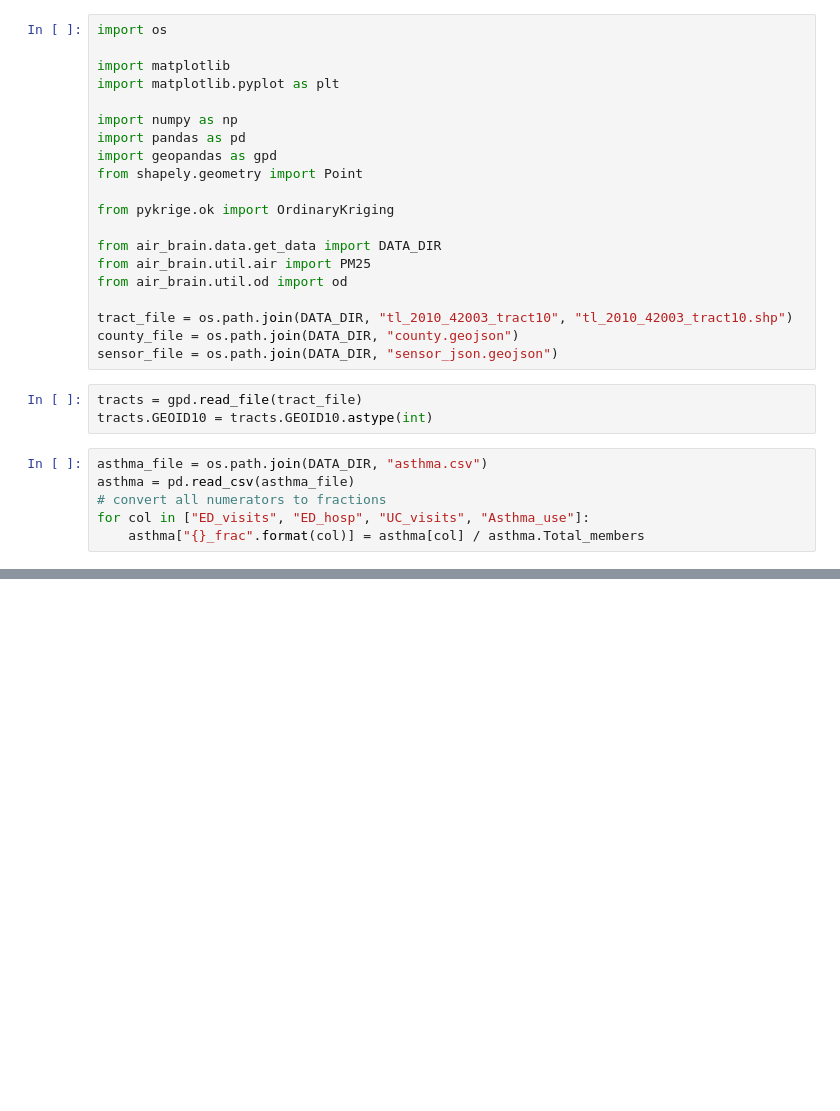
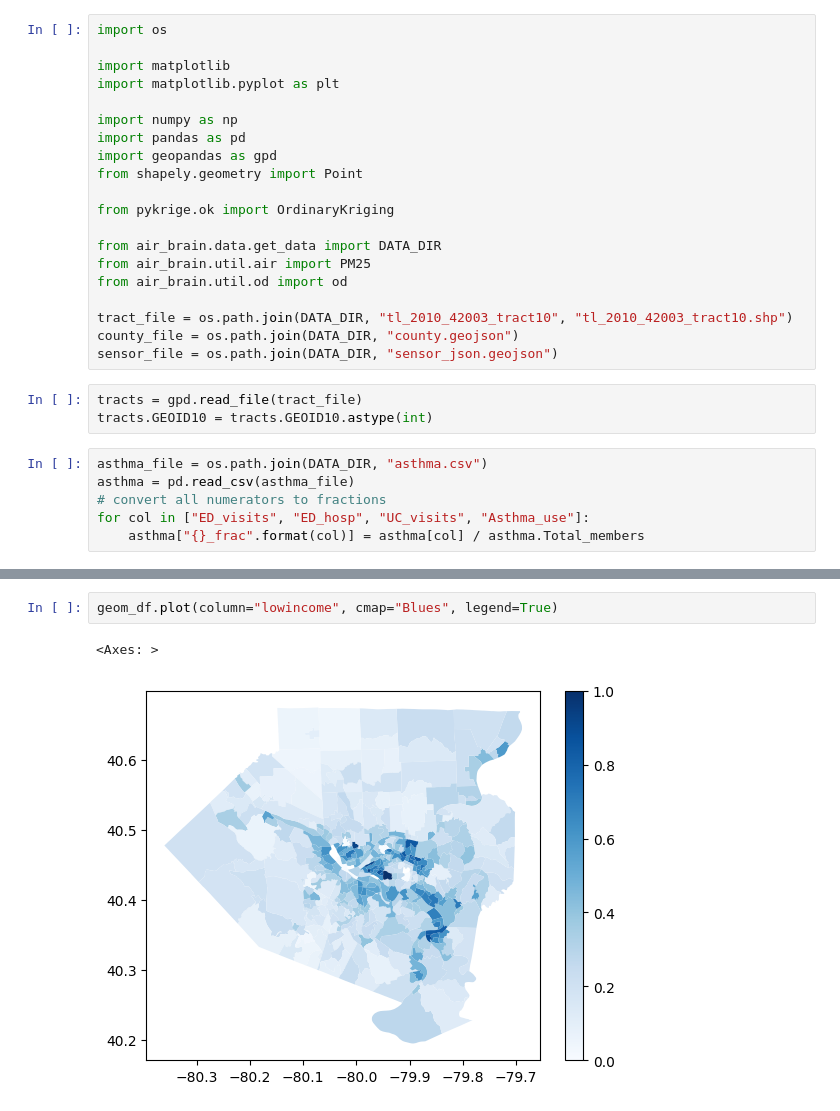
Before and after one commit to eli-goodfriend/air_brain, a Jupyter notebook: notebooks/asthma vs pm25 EPA data.ipynb, the cells around one changed output, grey strips where cells are left out. Cells and saved outputs as stored; diff of their text form; blank space fills up the shorter version.

```diff
--- a/notebooks/asthma vs pm25 EPA data.ipynb
+++ b/notebooks/asthma vs pm25 EPA data.ipynb
@@ -73,0 +87,5 @@ df.plot(x="pm25_avg", y="ED_hosp_frac", kind="scatter")
+# %%
+geom_df.plot(column="lowincome", cmap="Blues", legend=True)
+# %% [output]
+<Axes: >
+[figure, added]
```
Also changed, not shown: parts of 7 cells of this notebook, 1 other file.
